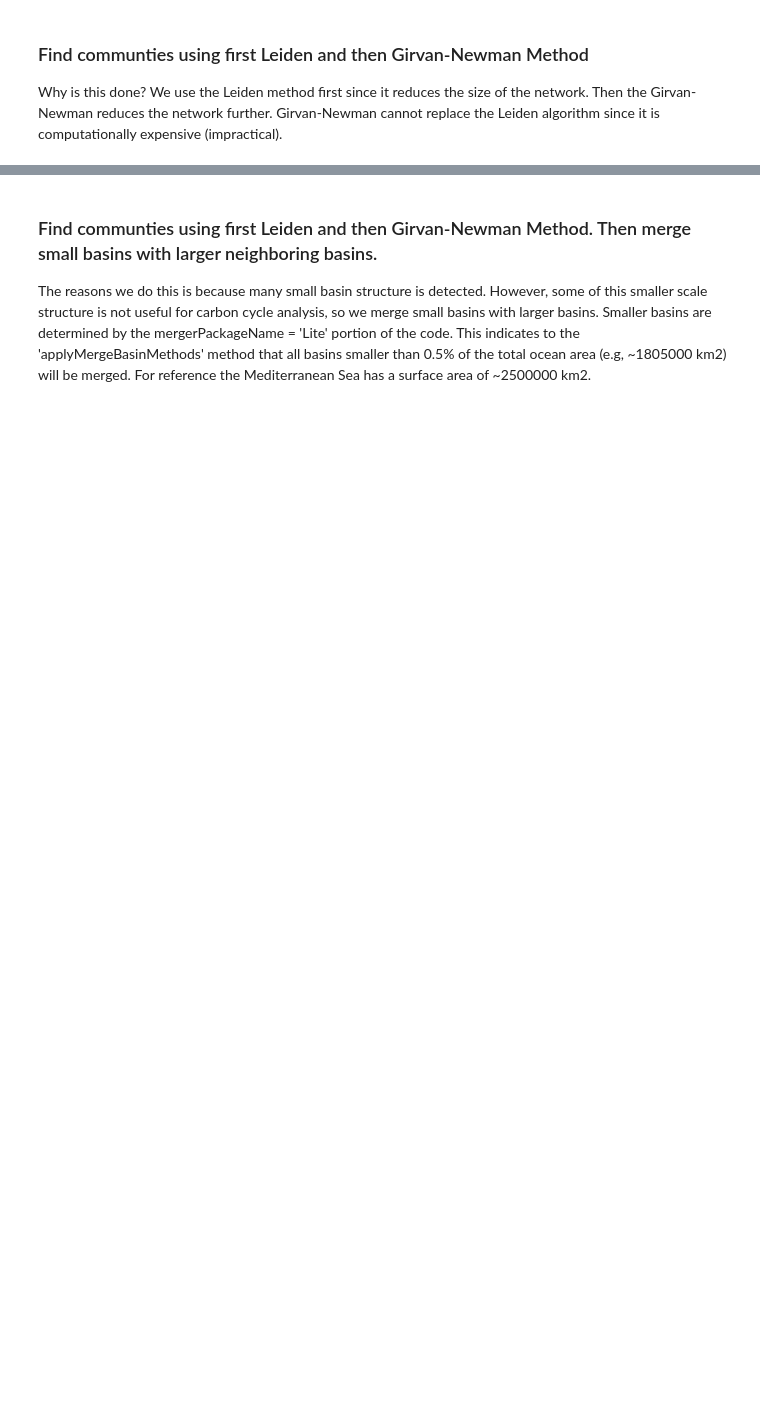
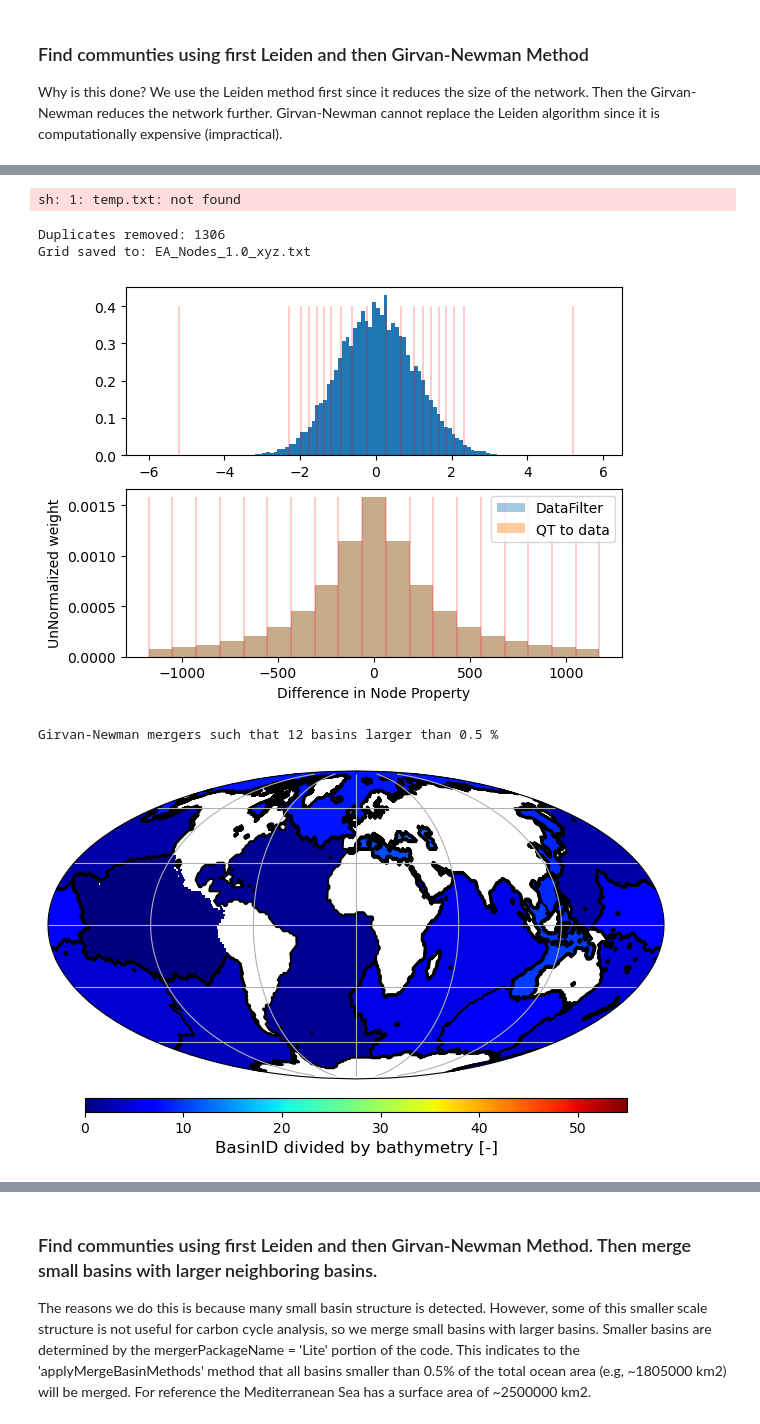
Before and after one commit to Bogumil-Matthew/ExoCcycle, a Jupyter notebook: JN/StartUpJN.ipynb, the cells around one changed output, grey strips where cells are left out. Cells and saved outputs as stored; diff of their text form; code cells hidden in the pictures; blank space fills up the shorter version.

Commit message:
Updated jupyter-notebook to properly work for choices of minimum number of large basins.

```diff
--- a/JN/StartUpJN.ipynb
+++ b/JN/StartUpJN.ipynb
@@ -334,7 +385,10 @@ from netCDF4 import Dataset
 communityDetectionMethod = "Leiden-Girvan-Newman"
 
 # Define basin merging criteria
-mergerPackageName = "None"; # ['threshold'] = [0]
+# Note that this package is turned off later, but will still help
+# to determine the number of basins returned from the Girvan-Newmand
+# clustering algorithm.
+mergerPackageName = 'Lite'; # ['threshold'] = [0.1, 0.5]
 
 # Define basin merging criteria
 mergerPackage = EC.utils.mergerPackages(mergerPackageName);
@@ -352,7 +406,7 @@ minBasinCnts = [12]
 # a non-one ensemble ensures that community structure is robust given inherent randomness
 # of initial node clustering. Note that ensembles of size 100 for 1 degree resolution data
 # only increase total computational time by 1-2 minutes.
-ensembleSizes = [50];
+ensembleSizes = [5];
 
 
 # Show the resolution, ensembleSize, and minBasinCnt used for community detection
@@ -366,7 +420,7 @@ for resolution, ensembleSize, minBasinCnt in zip(resolutions, ensembleSizes, min
                        "resolution":resolution,
                        "minBasinCnt":minBasinCnt,
                        "ensembleSize":ensembleSize,
-                       "minBasinLargerThanSmallMergers":False,
+                       "minBasinLargerThanSmallMergers":True,
                        "mergerPackage":mergerPackage}
 
     # Set the edge weight scheme for node connections
@@ -464,6 +518,9 @@ for resolution, ensembleSize, minBasinCnt in zip(resolutions, ensembleSizes, min
 
 
     # Merge communities based off criteria
+    # Note that we turn off the small basin merge such that we can see the effect
+    # of merging basins given the Girvan-Newman algorithm.
+    mergerPackage['mergeSmallBasins']['on'] = False;
     basins.applyMergeBasinMethods(mergerID=0, mergerPackage=mergerPackage)
 
     # Convert basinID equal area grid to regular grid
@@ -511,3 +568,4 @@ for resolution, ensembleSize, minBasinCnt in zip(resolutions, ensembleSizes, min
                                  "transparent":True},
                         savePNG=True,
                         saveSVG=False)
+# %% [output]
@@ -513,0 +591,6 @@ for resolution, ensembleSize, minBasinCnt in zip(resolutions, ensembleSizes, min
+sh: 1: temp.txt: not found
+Duplicates removed: 1306
+Grid saved to: EA_Nodes_1.0_xyz.txt
+[figure, added]
+Girvan-Newman mergers such that 12 basins larger than 0.5 %
+[figure, added]
```
Also changed, not shown: parts of 5 cells of this notebook.
